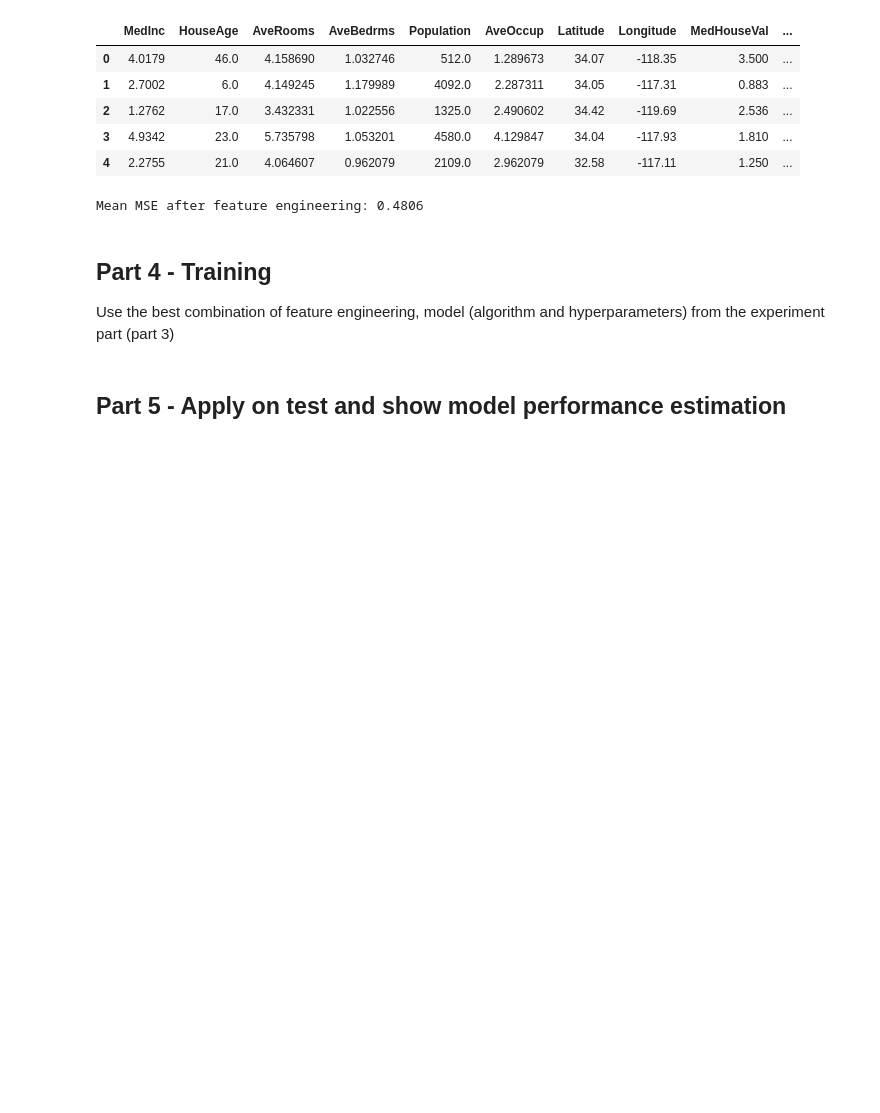
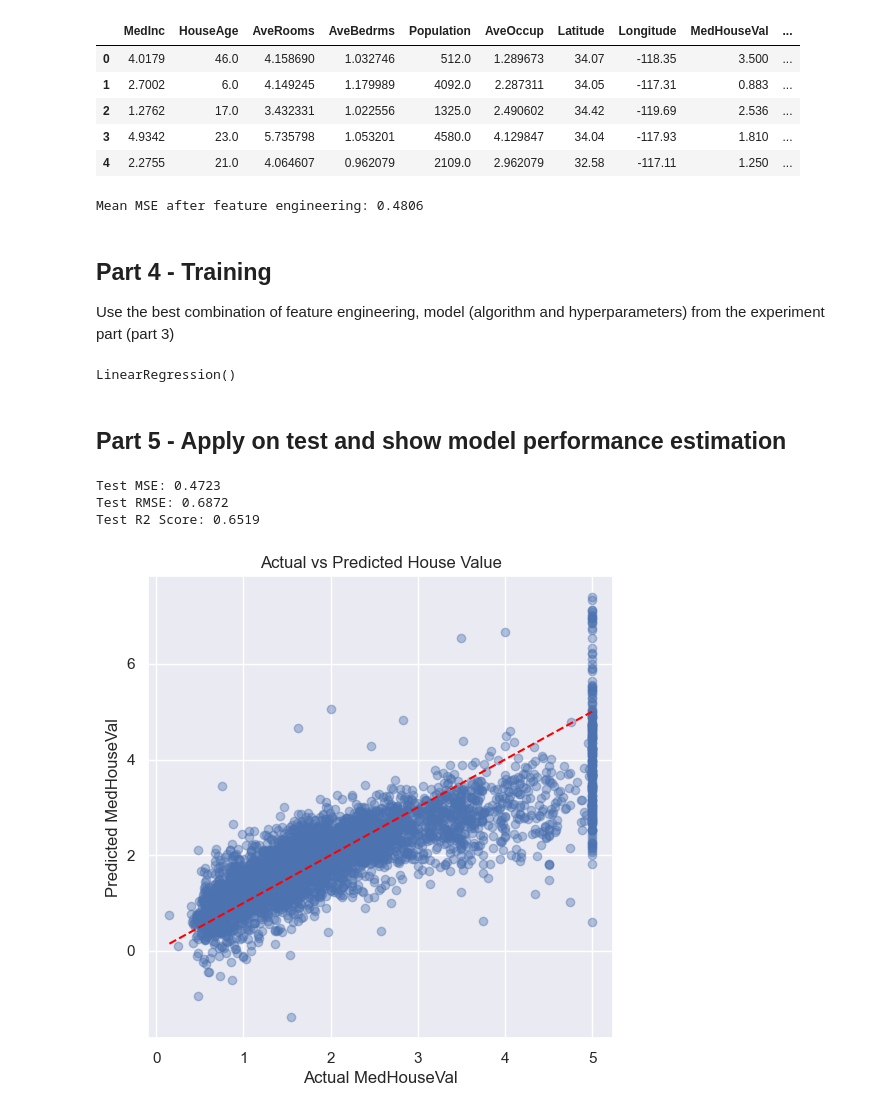
Before and after one commit to afik191/MachineLearningProject, a Jupyter notebook: Assignment2_supervised_learning_flow.ipynb, the cells around one changed output. Cells and saved outputs as stored; diff of their text form; code cells hidden in the pictures; blank space fills up the shorter version.

```diff
--- a/Assignment2_supervised_learning_flow.ipynb
+++ b/Assignment2_supervised_learning_flow.ipynb
@@ -279,5 +281,52 @@ Mean MSE after feature engineering: 0.4806
 # %% [markdown]
 ## Part 4 - Training
 Use the best combination of feature engineering, model (algorithm and hyperparameters) from the experiment part (part 3)
+# %%
+#
+test_df['Rooms_per_Bedroom'] = test_df['AveRooms'] / (test_df['AveBedrms'] + 1e-5)
+test_df['Pop_per_Occup'] = test_df['Population'] / (test_df['AveOccup'] + 1e-5)
+
+test_df['Income_Age_interaction'] = test_df['MedInc'] * test_df['HouseAge']
+
+# Align features with training set
+X_train = train_df.drop(columns=['MedHouseVal'])
+X_test = test_df.reindex(columns=X_train.columns, fill_value=0)
+
+
+y_train = train_df['MedHouseVal']
+model = LinearRegression()
+model.fit(X_train, y_train)
+# %% [output]
+LinearRegression()
 # %% [markdown]
 ## Part 5 - Apply on test and show model performance estimation
+# %%
+# Extract true values from test set
+y_test = test_df['MedHouseVal']
+
+# Predict with the trained model
+y_pred = model.predict(X_test)
+
+# Calculate evaluation metrics
+mse = mean_squared_error(y_test, y_pred)
+rmse = np.sqrt(mse)
+r2 = r2_score(y_test, y_pred)
+
+print(f"Test MSE: {mse:.4f}")
+print(f"Test RMSE: {rmse:.4f}")
+print(f"Test R2 Score: {r2:.4f}")
+# %% [output]
+Test MSE: 0.4723
+Test RMSE: 0.6872
+Test R2 Score: 0.6519
+# %%
+plt.figure(figsize=(6, 6))
+plt.scatter(y_test, y_pred, alpha=0.4)
+plt.plot([min(y_test), max(y_test)], [min(y_test), max(y_test)], color='red', linestyle='--')
+plt.xlabel('Actual MedHouseVal')
+plt.ylabel('Predicted MedHouseVal')
+plt.title('Actual vs Predicted House Value')
+plt.grid(True)
+plt.show()
+# %% [output]
+[figure, added]
```
Also changed, not shown: parts of 2 cells of this notebook.
